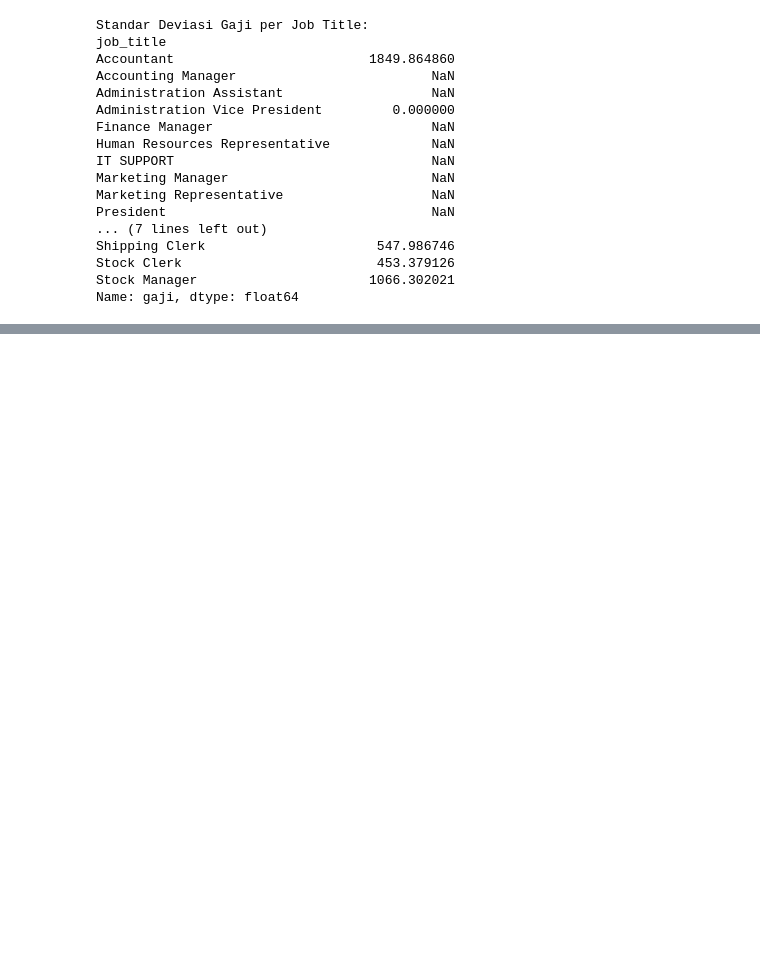
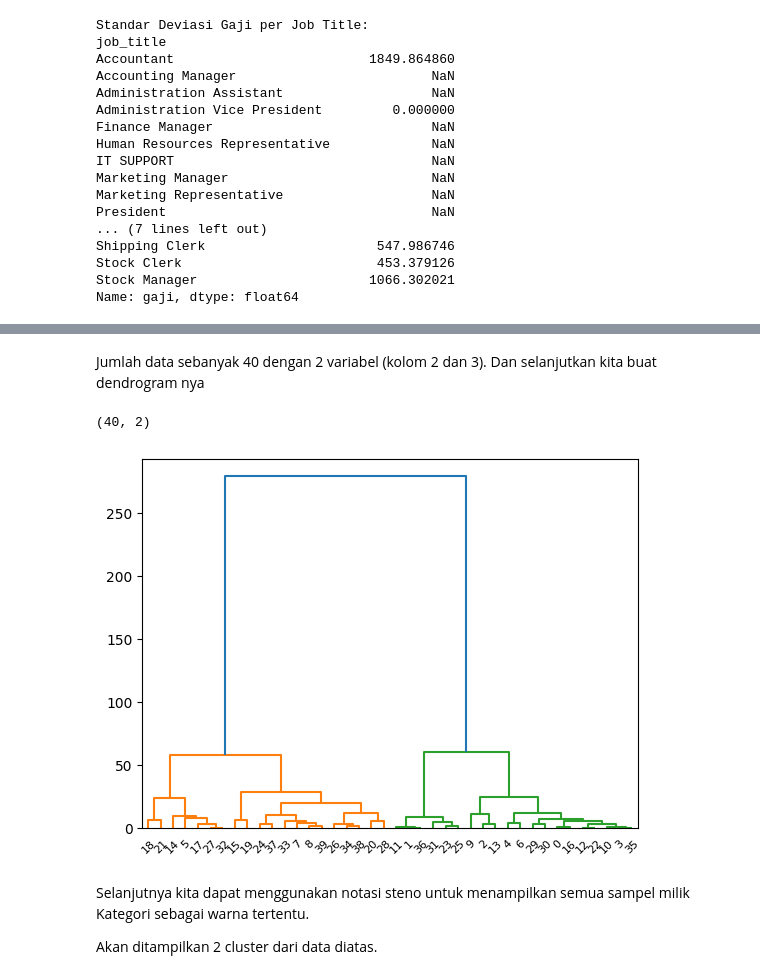
Before and after one commit to kristoowae/Portofolio-Google_Notebook, a Jupyter notebook: PRAKBDA.ipynb, the cells around one changed output, grey strips where cells are left out. Drawn from its saved outputs; the diff is of its cells as text; code cells hidden in the pictures; blank space fills up the shorter version.

```diff
--- a/PRAKBDA.ipynb
+++ b/PRAKBDA.ipynb
@@ -1565,0 +1637,9 @@ Name: gaji, dtype: float64
+# %%
+import pandas as pd
+import numpy as np
+from matplotlib import pyplot as plt
+from sklearn.cluster import AgglomerativeClustering
+import scipy.cluster.hierarchy as sch
+
+data = pd.read_csv('brain_size.csv', sep=';', na_values=".")
+data.head()
@@ -1565,0 +1655,3 @@ Name: gaji, dtype: float64
+# %%
+X = data.iloc[:, [2,3]].values
+X
@@ -1565,0 +1676,14 @@ Name: gaji, dtype: float64
+# %% [markdown]
+Jumlah data sebanyak 40 dengan 2 variabel (kolom 2 dan 3). Dan selanjutkan kita buat dendrogram nya
+# %%
+X.shape
+# %% [output]
+(40, 2)
+# %%
+dendrogram = sch.dendrogram(sch.linkage(X, method = 'ward'))
+# %% [output]
+[figure, added]
+# %% [markdown]
+Selanjutnya kita dapat menggunakan notasi steno untuk menampilkan semua sampel milik Kategori sebagai warna tertentu.
+
+Akan ditampilkan 2 cluster dari data diatas.
```
Also changed, not shown: parts of 28 cells of this notebook.
